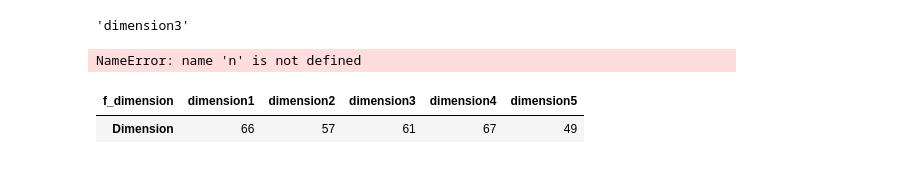
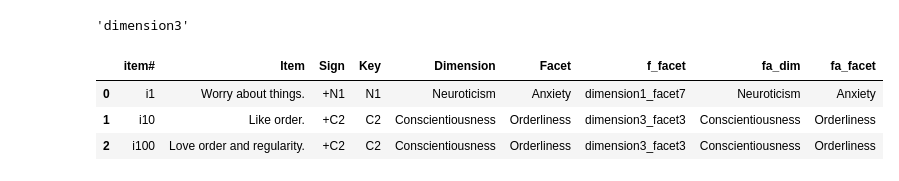
Before and after one commit to AnaSenso/DM0320-final-project, a Jupyter notebook: Outputs.ipynb, the cells around one changed output. Drawn from its saved outputs; the diff is of its cells as text; code cells hidden in the pictures.

```diff
--- a/Outputs.ipynb
+++ b/Outputs.ipynb
@@ -18,19 +19,28 @@ df.head(3)
 df.iloc[2]['f_dimension']
 # %% [output]
 'dimension3'
-# %%
-dic = {}
-dim1 = []
-for i,e in df.iterrows():
-    for n in range(1,6)
-    dim = {n:list for n in range(1,6)}
-    if df.iloc[i]['f_dimension'] == f'dimension{n}':
-        dim[n].update(df.iloc[i]['Dimension'])
-    print(dim[1])
-# %% [output]
-NameError: name 'n' is not defined
-# %%
-pivot
-# %% [output]
-| f_dimension | dimension1 | dimension2 | dimension3 | dimension4 | dimension5 |
-| Dimension | 66 | 57 | 61 | 67 | 49 |
+# %%
+def mod_dim(dim):
+    lis = [df.iloc[i]['Dimension'] for i,e in df.iterrows() if df.iloc[i]['f_dimension'] == f'{dim}']
+    try:
+        return mode(lis)
+    except:
+        return f"Dimension not accurate enough"
+
+def mod_fac(dim):
+    lis = [df.iloc[i]['Facet'] for i,e in df.iterrows() if df.iloc[i]['f_facet'] == f'{dim}']
+    try:
+        return mode(lis)
+    except:
+        return f"Facet not accurate enough"
+# %%
+df['fa_dim'] = df['f_dimension'].apply(mod_dim)
+df['fa_facet'] = df['f_facet'].apply(mod_fac)
+# %%
+df.drop(columns = ['f_dimension', 'f_facet'], inplace=True)
+df.head(3)
+# %% [output]
+|  | item# | Item | Sign | Key | Dimension | Facet | f_facet | fa_dim | fa_facet |
+| 0 | i1 | Worry about things. | +N1 | N1 | Neuroticism | Anxiety | dimension1_facet7 | Neuroticism | Anxiety |
+| 1 | i10 | Like order. | +C2 | C2 | Conscientiousness | Orderliness | dimension3_facet3 | Conscientiousness | Orderliness |
+| 2 | i100 | Love order and regularity. | +C2 | C2 | Conscientiousness | Orderliness | dimension3_facet3 | Conscientiousness | Orderliness |
```
Also changed, not shown: parts of 2 cells of this notebook, 1 other file.
